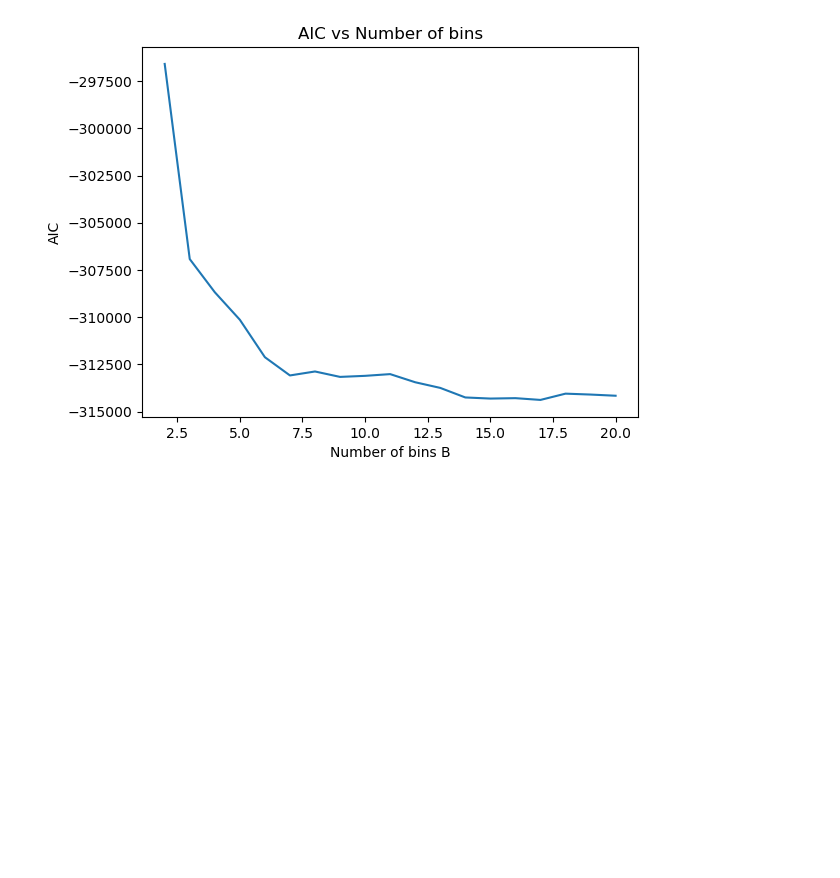
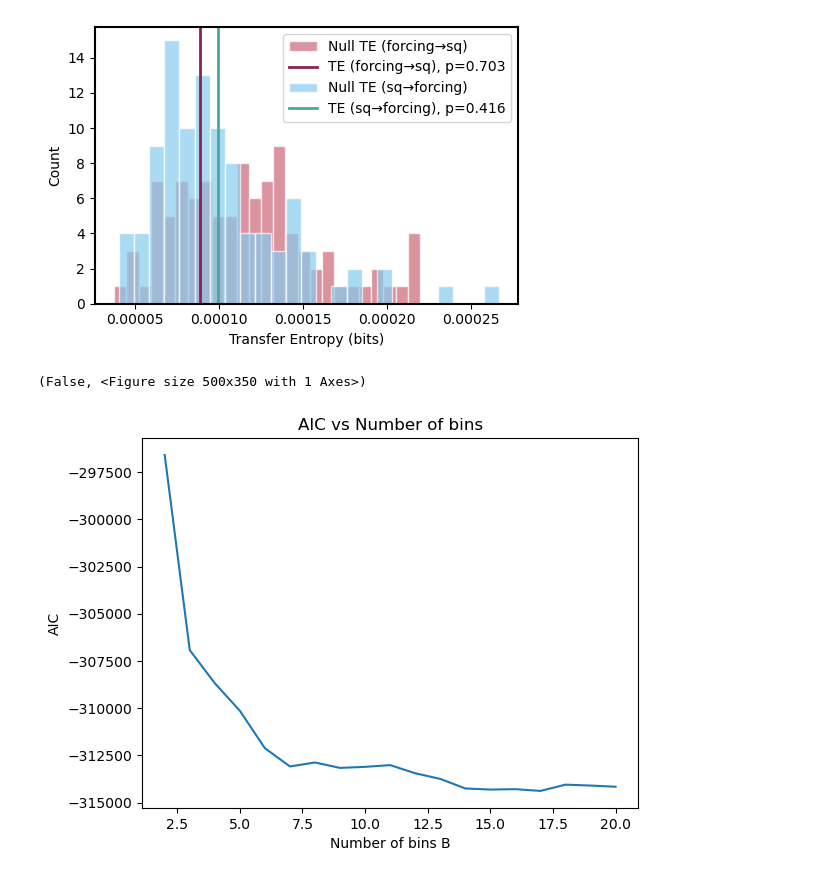
Before and after one commit to Peisong-Zheng/bipolar_seesaw_CCM, a Jupyter notebook: sq_new_speleothem.ipynb, the cells around one changed output. Drawn from its saved outputs; the diff is of its cells as text; code cells hidden in the pictures; blank space fills up the shorter version.

```diff
--- a/sq_new_speleothem.ipynb
+++ b/sq_new_speleothem.ipynb
@@ -60,3 +75,21 @@ Length of df_sq_rs: 64126
+# %%
+from toolbox import sq_ana as sa
+import importlib
+importlib.reload(sa)
+import numpy as np
+
+
+pre = df_pre['pre'].values      # source (precession)
+# sq = new_df['d18O'].values    # target (residual)
+# generate a dummy sq, which is white noise that has the same length as pre
+sq = np.random.normal(0, 1, len(pre))
+
+
+result =sa.transfer_entropy_surrogate_test(pre,sq, forcing_bins=4)
+result
+# %% [output]
+[figure, added]
+(False, <Figure size 500x350 with 1 Axes>)
 # %%
 from toolbox import sq_ana as sa
 import importlib
```
Also changed, not shown: parts of 4 cells of this notebook.
